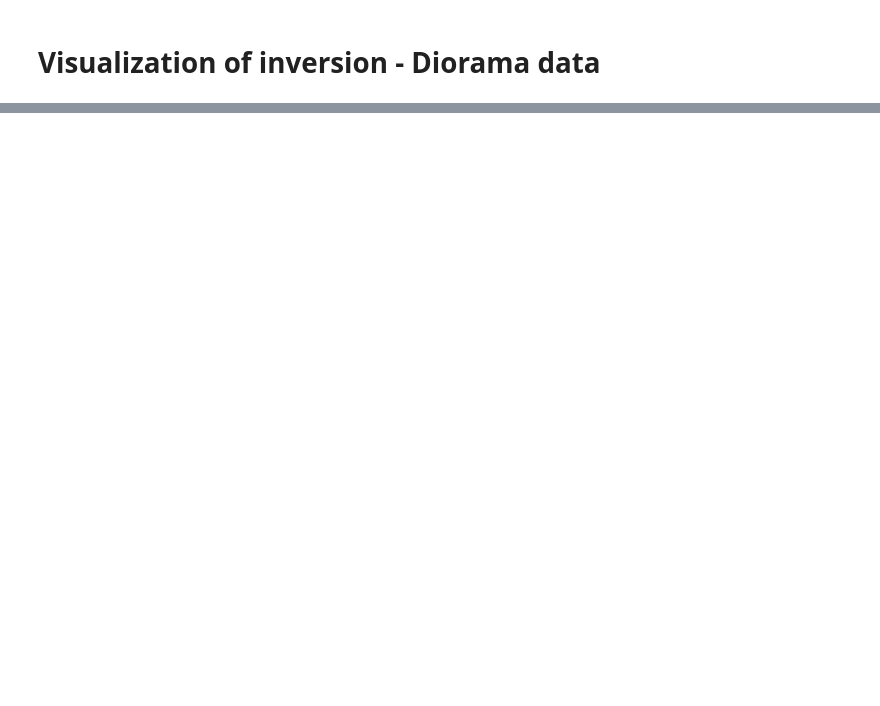
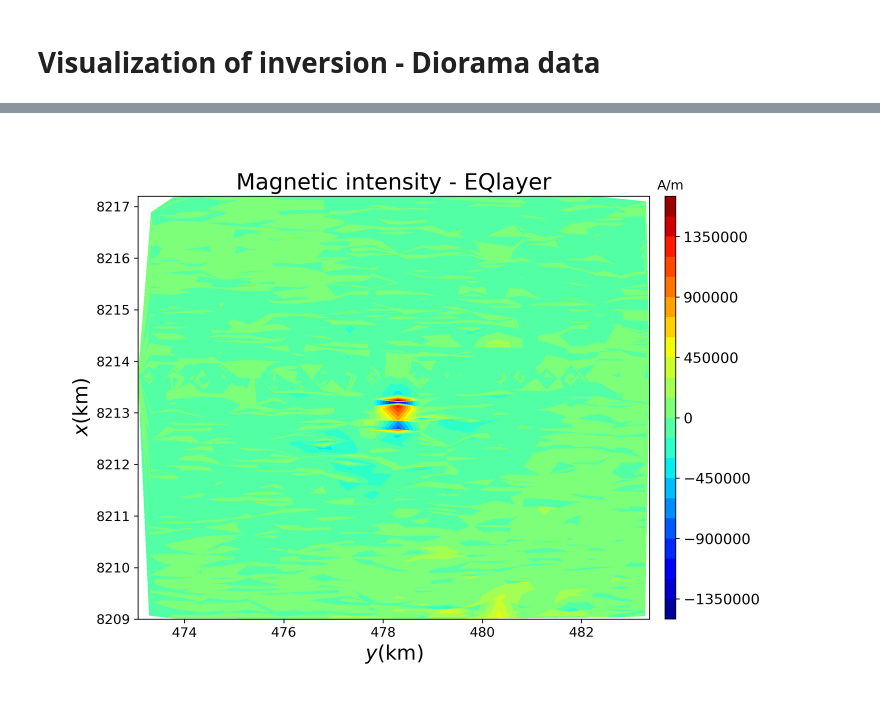
Before and after one commit to pinga-lab/magnetic-radial-inversion, a Jupyter notebook: code/real_data/diorama_vizualition_inversion.ipynb, the cells around one changed output, grey strips where cells are left out. Drawn from its saved outputs; the diff is of its cells as text; code cells hidden in the pictures; blank space fills up the shorter version.

Commit message:
equivalent layer for diorama data

```diff
--- a/code/real_data/diorama_vizualition_inversion.ipynb
+++ b/code/real_data/diorama_vizualition_inversion.ipynb
@@ -336,0 +337,9 @@ myv.show()
+# %%
+h = np.zeros(di['xp'].size) + 200  # layer depth
+A_tf = msf.sm_tf_sphere(di['xp'], di['yp'], di['zp'], di['xp'], di['yp'], h, di['main_field'][0], di['main_field'][1], di['inc_dec'][0], di['inc_dec'][1])
+# %%
+I = np.identity(di['xp'].size)
+f0 = np.trace(np.dot(A_tf.T, A_tf))/di['xp'].size
+u0 = 0.0001
+# %%
+vp = np.linalg.solve(np.dot(A_tf.T,A_tf) + u0*f0*I,np.dot(A_tf.T,di['residual']))
@@ -336,0 +348,16 @@ myv.show()
+# %%
+plt.figure(figsize=(10,7))
+plt.title('Magnetic intensity - EQlayer', fontsize=20)
+plt.tricontourf(di['yp'], di['xp'], vp, 20, cmap='jet').ax.tick_params(labelsize=12)
+plt.xlabel('$y$(km)', fontsize=18)
+plt.ylabel('$x$(km)', fontsize=18)
+clb = plt.colorbar(pad=0.025, aspect=40, shrink=1)
+clb.ax.tick_params(labelsize=13)
+clb.ax.set_title('A/m')
+mpl.m2km()
+plt.legend(loc=0, fontsize=12, shadow=bool, framealpha=1, edgecolor='black')
+plt.savefig('momentum_mag_intensity.png', dpi=300)
+#plt.show()
+img(filename='momentum_mag_intensity.png', width=1000, height=1200)
+# %% [output]
+[figure, added]
```
Also changed, not shown: parts of 20 cells of this notebook, 19 other files.
